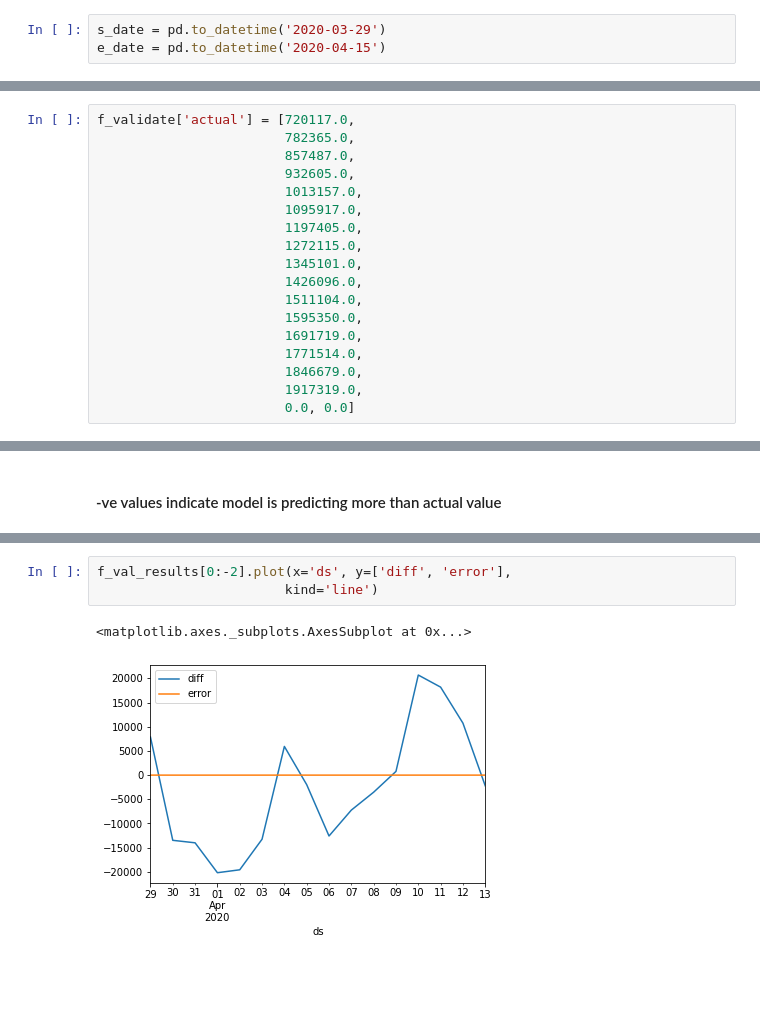
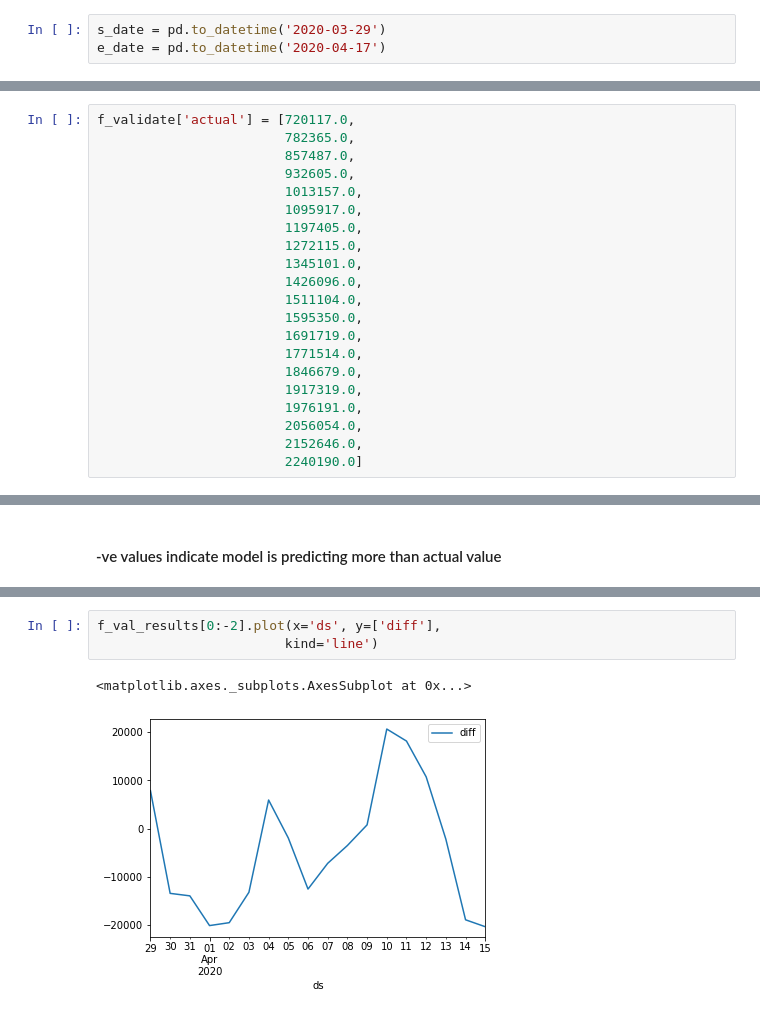
Before and after one commit to synaplasticity/fbprop, a Jupyter notebook: covaid-19-notebook.ipynb, the cells around one changed output, grey strips where cells are left out. Drawn from its saved outputs; the diff is of its cells as text; blank space fills up the shorter version.

```diff
--- a/covaid-19-notebook.ipynb
+++ b/covaid-19-notebook.ipynb
@@ -139,7 +139,7 @@ py.iplot(fig)
 f_validate = forecast.copy()
 # %%
 s_date = pd.to_datetime('2020-03-29')
-e_date = pd.to_datetime('2020-04-15')
+e_date = pd.to_datetime('2020-04-17')
 # %%
 f_validate = f_validate.loc[(f_validate['ds'] >= s_date) & (f_validate['ds'] <= e_date)]
 # %%
@@ -164,7 +164,10 @@ f_validate['actual'] = [720117.0,
                         1771514.0,
                         1846679.0,
                         1917319.0,
-                        0.0, 0.0]
+                        1976191.0,
+                        2056054.0,
+                        2152646.0,
+                        2240190.0]
 # %%
 f_validate_actual_len = len(f_validate)
 # %%
@@ -215,6 +218,6 @@ f_val_results[0:-2].plot(x='ds', y=['error', 'accuracy'],
 # %%
-f_val_results[0:-2].plot(x='ds', y=['diff', 'error'],
+f_val_results[0:-2].plot(x='ds', y=['diff'],
                         kind='line')
 # %% [output]
 <matplotlib.axes._subplots.AxesSubplot at 0x...>
-[figure, old version]
+[figure, new version]
```
Also changed, not shown: parts of 6 cells of this notebook.
